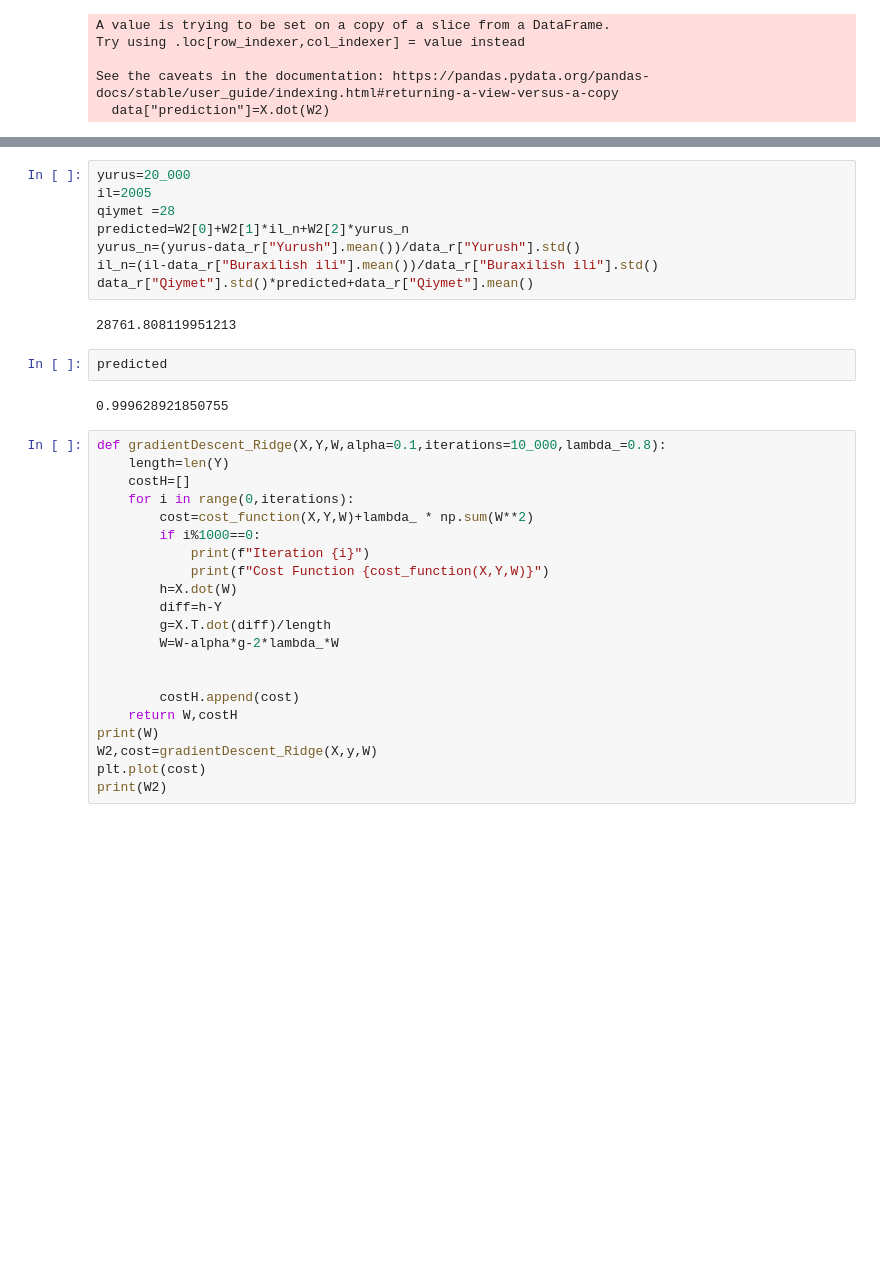
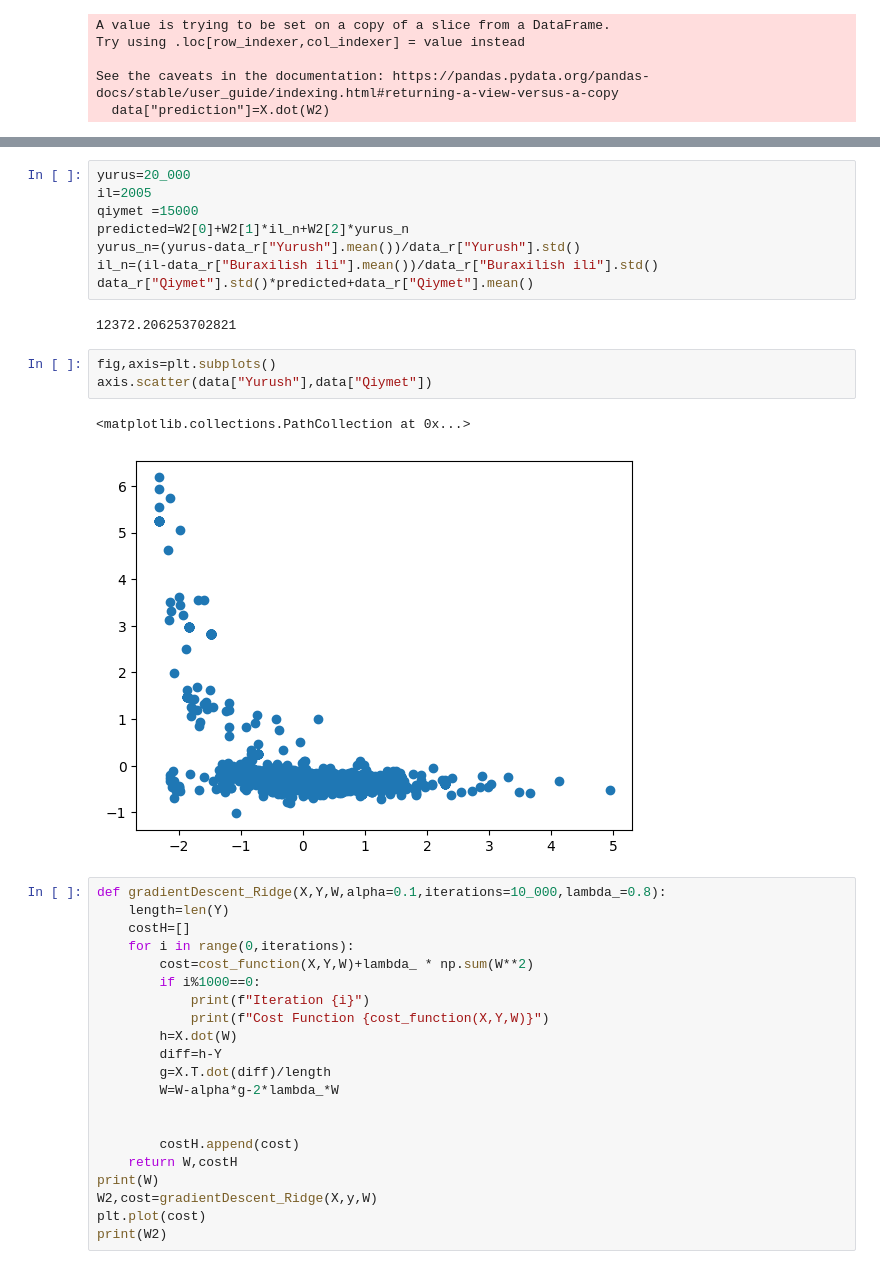
Before and after one commit to YasinVeliyev/Tech-Academy-Data-Science, a Jupyter notebook: Tapşırıq-5/Python/main.ipynb, the cells around one changed output, grey strips where cells are left out. Saved outputs shown, nothing was run; the diff lists cells and outputs as text; blank space fills up the shorter version.

```diff
--- a/Tapşırıq-5/Python/main.ipynb
+++ b/Tapşırıq-5/Python/main.ipynb
@@ -283,17 +303,19 @@ data_r["Qiymet"].min()
 # %%
 yurus=20_000
 il=2005
-qiymet =28
+qiymet =15000
 predicted=W2[0]+W2[1]*il_n+W2[2]*yurus_n
 yurus_n=(yurus-data_r["Yurush"].mean())/data_r["Yurush"].std()
 il_n=(il-data_r["Buraxilish ili"].mean())/data_r["Buraxilish ili"].std()
 data_r["Qiymet"].std()*predicted+data_r["Qiymet"].mean()
 # %% [output]
-28761.808119951213
+12372.206253702821
 # %%
-predicted
+fig,axis=plt.subplots()
+axis.scatter(data["Yurush"],data["Qiymet"])
 # %% [output]
-0.999628921850755
+<matplotlib.collections.PathCollection at 0x...>
+[figure, added]
 # %%
 def gradientDescent_Ridge(X,Y,W,alpha=0.1,iterations=10_000,lambda_=0.8):
     length=len(Y)
```
Also changed, not shown: parts of 13 cells of this notebook, 7 other files.
